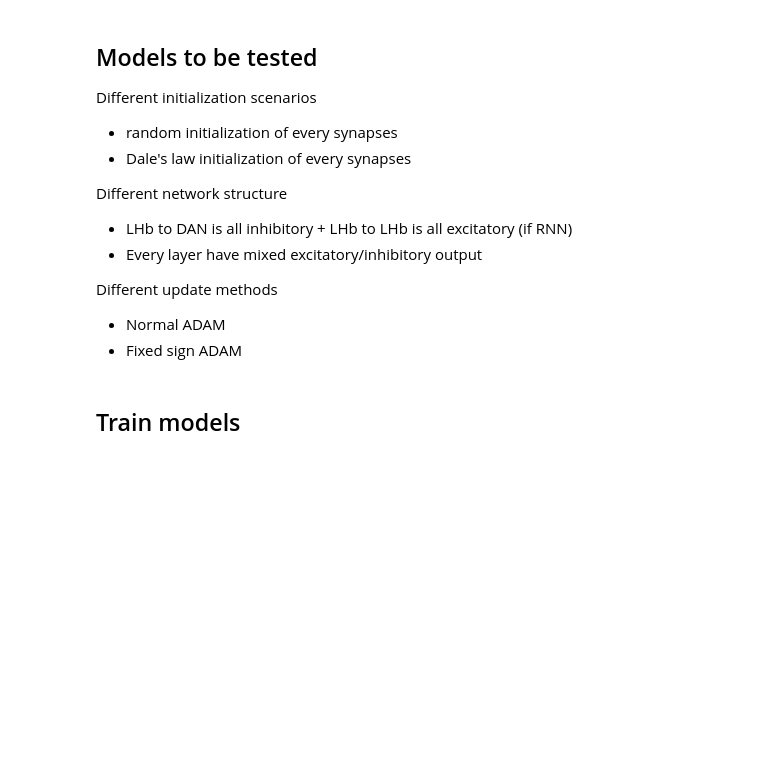
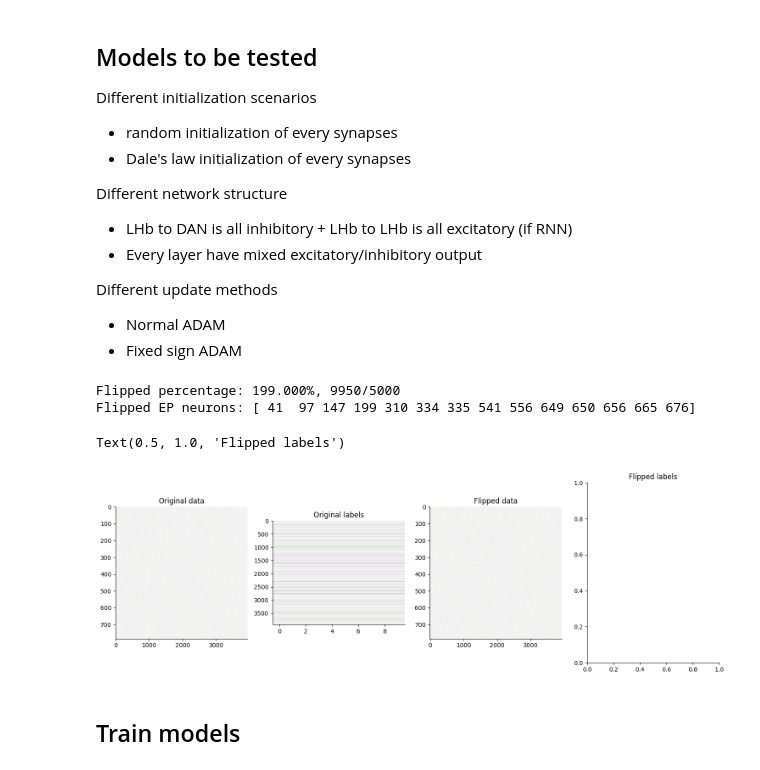
Before and after one commit to shunnnli/EP-LHb-model, a Jupyter notebook: models_Random.ipynb, the cells around one changed output. Cells and saved outputs as stored; diff of their text form; code cells hidden in the pictures; blank space fills up the shorter version.

```diff
--- a/models_Random.ipynb
+++ b/models_Random.ipynb
@@ -61,12 +61,15 @@ n_networks = 20 # number of networks to train
+# %%
+# Generate data
+
+label_type = 'digital' # or 'digital'
+
+prob_input_active = 0.05 # probability that an input is active in each context
+prob_output_active = 0.125
+n_contexts = 5000
+
+prob_EP_flip = 0.02
 # %%
-# Generate data
-
-label_type = 'digital' # or 'digital'
-
-prob_input_active = 0.05 # probability that an input is active in each context
-prob_output_active = 0.125
-n_contexts = 5000
-
+# Generate initial random data
 rands = torch.rand(n_contexts, EP_size, device=device)
 train_data = 1.0*(rands<prob_input_active) - 1.0*(rands>(1-prob_input_active))
 rands = torch.rand(n_contexts, device=device)
@@ -74,12 +77,20 @@ if label_type == 'analog': train_labels = 2*rands-1
 else: train_labels = 1.0*(rands<prob_output_active) - 1.0*(rands>(1-prob_output_active))
 train_labels = torch.transpose(train_labels.repeat(DAN_size, 1).squeeze(), 0, 1)
 
-rands = torch.rand(n_contexts, EP_size, device=device)
-test_data = 1.0*(rands<prob_input_active) - 1.0*(rands>(1-prob_input_active))
-rands = torch.rand(n_contexts, device=device)
-if label_type == 'analog': test_labels = 2*rands-1
-else: test_labels = 1.0*(rands<prob_output_active) - 1.0*(rands>(1-prob_output_active))
-test_labels = torch.transpose(test_labels.repeat(DAN_size, 1).squeeze(), 0, 1)
+# Randomly select inputs, and flip corresponding labels
+input_mask = torch.rand(EP_size,device=device) < prob_EP_flip
+flip_EP = torch.linspace(1,EP_size,EP_size)[input_mask].to(torch.int32)
+flip_idx = train_data.nonzero()[torch.isin(train_data.nonzero()[:,1], flip_EP),0].unique()
+
+train_labels_flipped = train_labels.clone()
+train_labels_flipped[flip_idx] *= -1
+
+n_flip = (train_labels.sign()*train_labels_flipped.sign()<0).count_nonzero().item()
+print('Flipped percentage: %.3f%%, %d/%d' % (100*n_flip/train_labels.shape[0], n_flip, n_contexts))
+print('Flipped EP neurons: ' + str(flip_EP.numpy()))
+# %% [output]
+Flipped percentage: 199.000%, 9950/5000
+Flipped EP neurons: [ 41  97 147 199 310 334 335 541 556 649 650 656 665 676]
 # %%
 # Packaged into dataset
 batch_size = 100
@@ -92,21 +103,23 @@ test_loader = torch.utils.data.DataLoader(dataset=test_dataset, batch_size=batch
 # %%
 # Plot training data and label
-
 fig, axs = plt.subplots(1,4, figsize=(15,5))
 
-im = axs[0].imshow(torch.t(train_data), cmap='PRGn', aspect=train_data.shape[0]/train_data.shape[1])
-axs[0].set_title('Train data')
+im = axs[0].imshow(torch.t(train_data[flip_idx]), cmap='PRGn', aspect=train_data[flip_idx].shape[0]/train_data[flip_idx].shape[1])
+axs[0].set_title('Original data')
 
-if train_labels.ndim == 1: im = axs[1].imshow(train_labels[None], cmap='PRGn', aspect=train_labels.shape[0])
-else: im = axs[1].imshow(train_labels, cmap='PRGn', aspect=train_labels.shape[1]/train_labels.shape[0])
-axs[1].set_title('Train labels')
+if train_labels.ndim == 1: im = axs[1].imshow(train_labels[flip_idx][None], cmap='PRGn', aspect=train_labels.shape[0])
+else: im = axs[1].imshow(train_labels[flip_idx], cmap='PRGn', aspect=train_labels.shape[1]/train_labels.shape[0])
+axs[1].set_title('Original labels')
 
-im = axs[2].imshow(torch.t(test_data), cmap='PRGn', aspect=test_data.shape[0]/test_data.shape[1])
-axs[2].set_title('Test data')
+im = axs[2].imshow(torch.t(train_data[flip_idx]), cmap='PRGn', aspect=train_data[flip_idx].shape[0]/train_data[flip_idx].shape[1])
+axs[2].set_title('Flipped data')
 
-if test_labels.ndim == 1: im = axs[3].imshow(test_labels[None], cmap='PRGn', aspect=test_labels.shape[0])
-else: im = axs[3].imshow(test_labels, cmap='PRGn', aspect=test_labels.shape[1]/test_labels.shape[0])
-axs[3].set_title('Test labels')
+if train_labels.ndim == 1: im = axs[1].imshow(train_labels_flipped[flip_idx][None], cmap='PRGn', aspect=train_labels.shape[0])
+else: im = axs[1].imshow(train_labels_flipped[flip_idx], cmap='PRGn', aspect=train_labels.shape[1]/train_labels.shape[0])
+axs[3].set_title('Flipped labels')
+# %% [output]
+Text(0.5, 1.0, 'Flipped labels')
+[figure, added]
 # %% [markdown]
 ## Train models
 # %%
```
Also changed, not shown: parts of 10 cells of this notebook, 4 other files.
